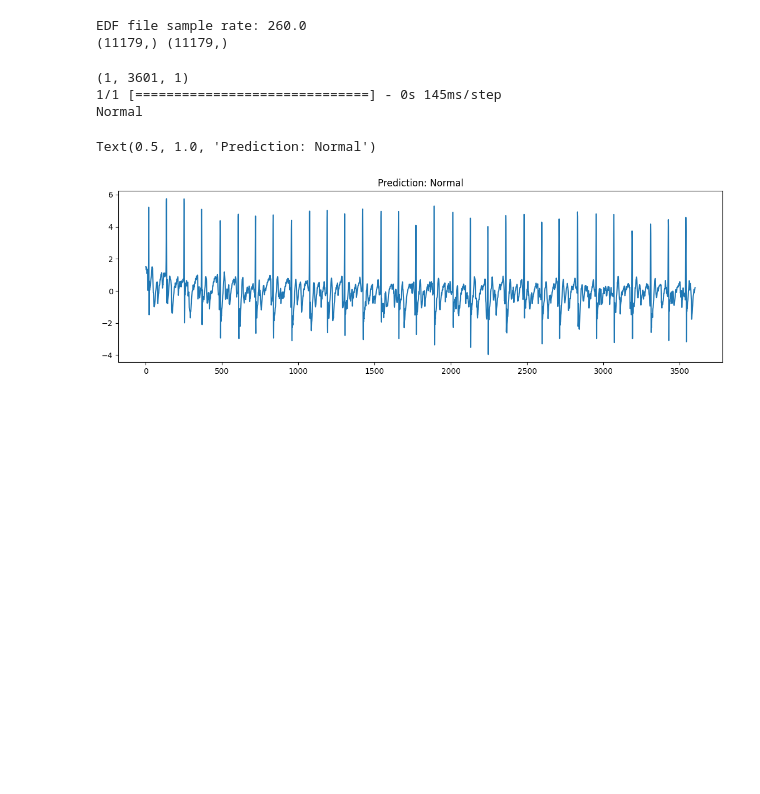
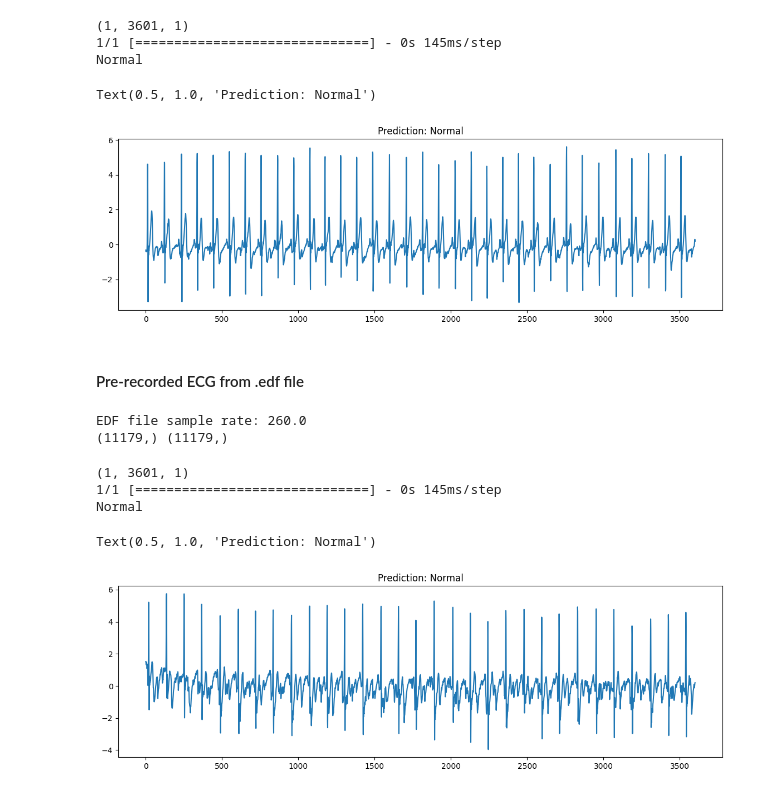
Before and after one commit to kieranabrennan/to-beat-or-not-to-beat, a Jupyter notebook: Polar.ipynb, the cells around one changed output. Drawn from its saved outputs; the diff is of its cells as text; code cells hidden in the pictures; blank space fills up the shorter version.

```diff
--- a/Polar.ipynb
+++ b/Polar.ipynb
@@ -1,3 +85,32 @@
+# %%
+import matplotlib.pyplot as plt
+from modelling import create_dual_stream_cnn_model
+import tensorflow as tf
+
+X = np.expand_dims(np.expand_dims(sample, -1), 0)
+print(X.shape)
+
+# Load the model
+models_path = "models/20240418_185203/fold_9_model_weights.h5"
+model = create_dual_stream_cnn_model((X.shape[1], 1), stream2_size=5, verbose=0)
+model.load_weights(models_path)
+
+prediction = model.predict(X)
+predicted_class = "Atrial Fibrillation" if prediction >=0.5 else "Normal"
+tf.keras.backend.clear_session()
+
+print(predicted_class)
+plt.figure(figsize=(14,4))
+plt.plot(X.flatten())
+plt.title(f"Prediction: {predicted_class}")
+# %% [output]
+(1, 3601, 1)
+1/1 [==============================] - 0s 145ms/step
+Normal
+Text(0.5, 1.0, 'Prediction: Normal')
+[figure, added]
+# %% [markdown]
+#### Pre-recorded ECG from .edf file
 # %%
 ########################################
 # EDF files - Reading in data from "Polar H10 ECG Analysis" App
```
Also changed, not shown: parts of 3 cells of this notebook, 18 other files.
